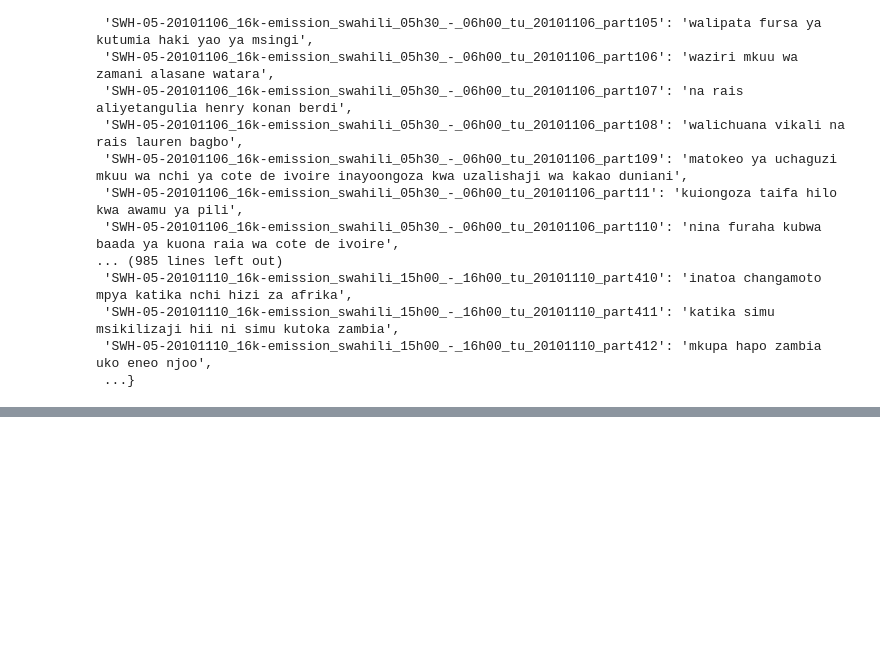
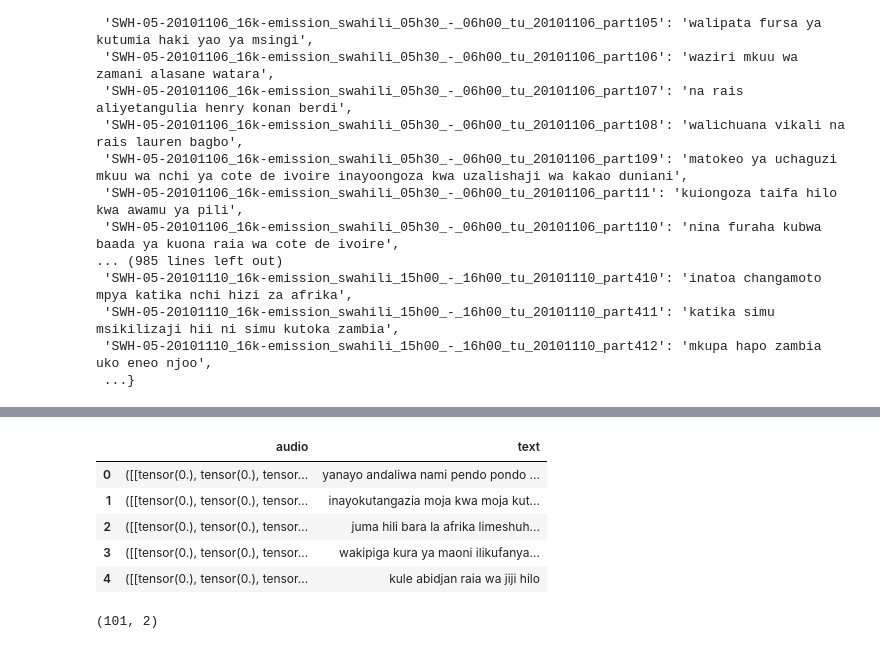
Before and after one commit to nebasam/Week-4, a Jupyter notebook: data_preprocessing.ipynb, the cells around one changed output, grey strips where cells are left out. Saved outputs shown, nothing was run; the diff lists cells and outputs as text; code cells hidden in the pictures; blank space fills up the shorter version.

```diff
--- a/data_preprocessing.ipynb
+++ b/data_preprocessing.ipynb
@@ -236,0 +275,22 @@ FileNotFoundError: ignored
+# %%
+# The maximum audio length we have in the data set is 6.15 sec, so we will try to resize
+# all the data to the maximum length.
+max_ms = 6150
+resizing_Length=[]
+### Now we iterate through every audio file and resizes to the same length
+for index_num,row in tqdm(resampling_audio.iterrows()):
+    file_name = row["audio"]
+    final_class_labels=row["text"]
+    data=audioutil.pad_trunc(file_name,max_ms)
+    resizing_Length.append([data,final_class_labels])
+# %%
+# saving list
+resizing_Length=pd.DataFrame(resizing_Length,columns=['audio','text'])
+resizing_Length.head()
+# %% [output]
+|  | audio | text |
+| 0 | ([[tensor(0.), tensor(0.), tensor... | yanayo andaliwa nami pendo pondo ... |
+| 1 | ([[tensor(0.), tensor(0.), tensor... | inayokutangazia moja kwa moja kut... |
+| 2 | ([[tensor(0.), tensor(0.), tensor... | juma hili bara la afrika limeshuh... |
+| 3 | ([[tensor(0.), tensor(0.), tensor... | wakipiga kura ya maoni ilikufanya... |
+| 4 | ([[tensor(0.), tensor(0.), tensor... | kule abidjan raia wa jiji hilo |
@@ -236,0 +308,6 @@ FileNotFoundError: ignored
+# %%
+# saving list
+Data_Augments=pd.DataFrame(Data_Augments,columns=['audio','text'])
+Data_Augments.shape
+# %% [output]
+(101, 2)
```
Also changed, not shown: parts of 23 cells of this notebook.
